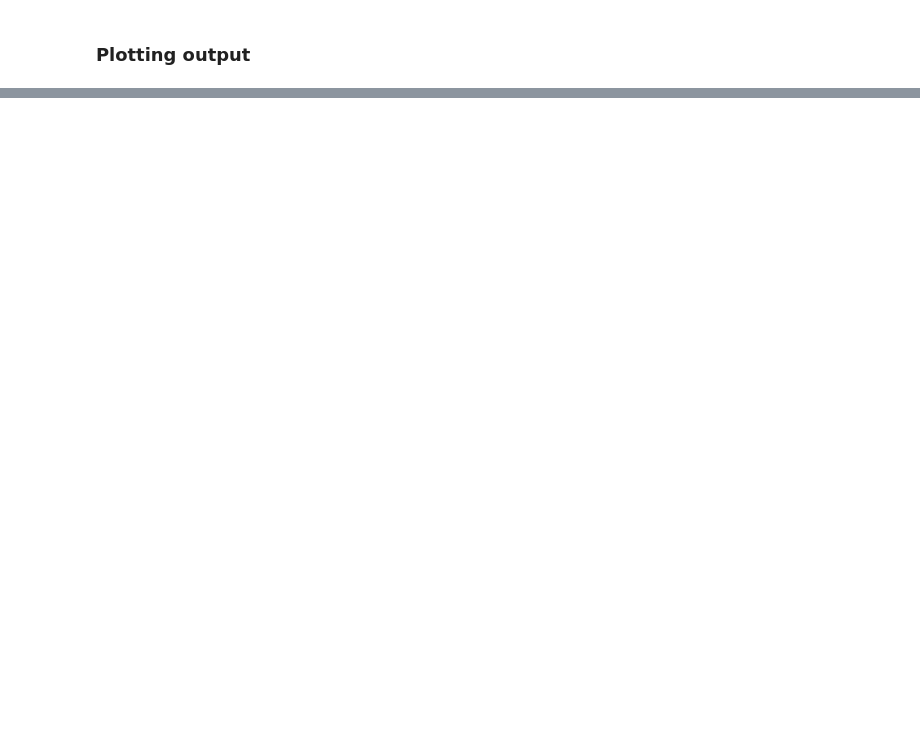
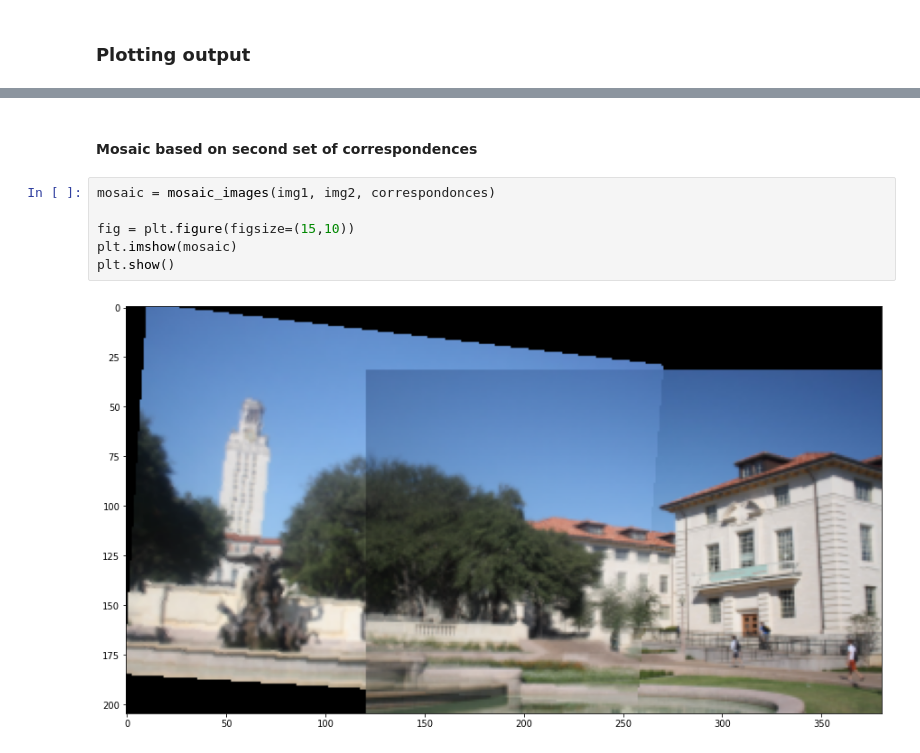
Before and after one commit to mawhab/Image_stiching, a Jupyter notebook: mosaic.ipynb, the cells around one changed output, grey strips where cells are left out. Saved outputs shown, nothing was run; the diff lists cells and outputs as text; blank space fills up the shorter version.

```diff
--- a/mosaic.ipynb
+++ b/mosaic.ipynb
@@ -307,0 +337,10 @@ plt.show()
+# %% [markdown]
+#### Mosaic based on second set of correspondences
+# %%
+mosaic = mosaic_images(img1, img2, correspondonces)
+
+fig = plt.figure(figsize=(15,10))
+plt.imshow(mosaic)
+plt.show()
+# %% [output]
+[figure, added]
```
Also changed, not shown: parts of 32 cells of this notebook.
